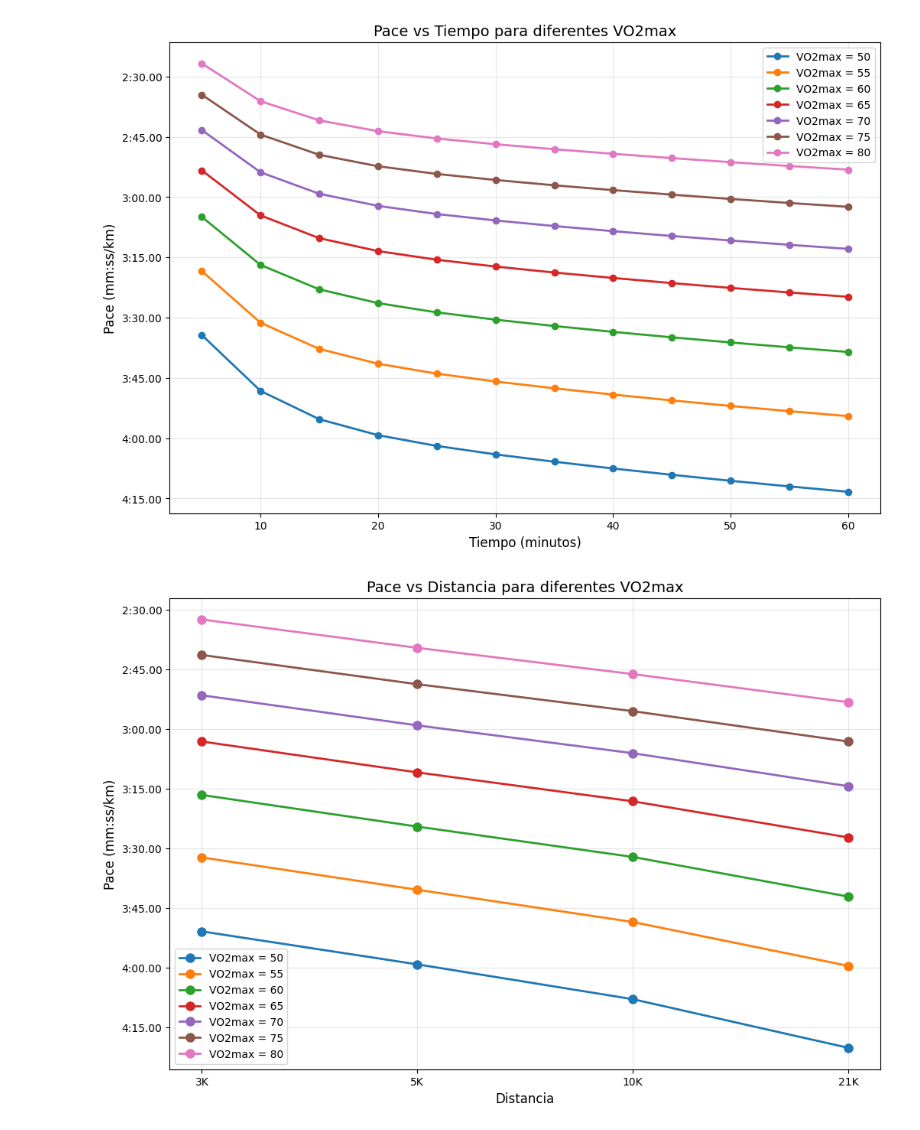
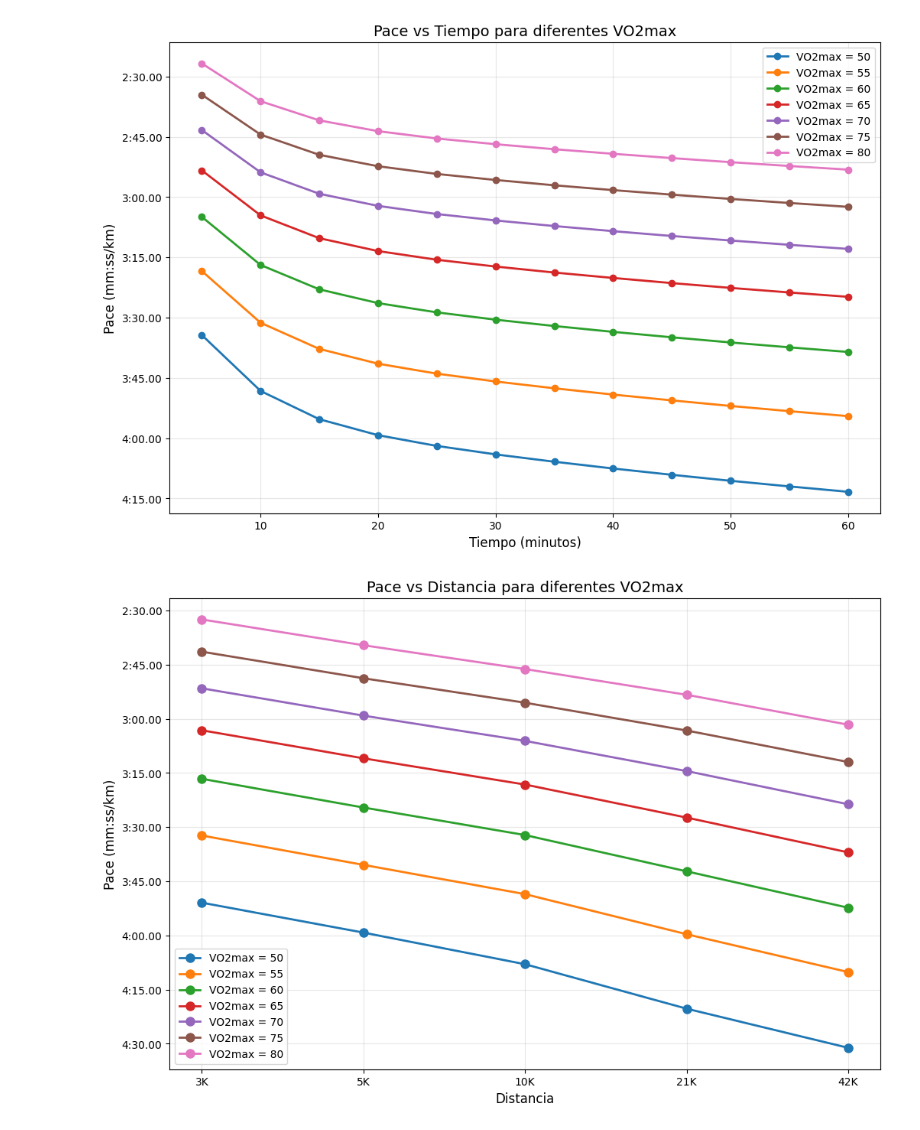
Before and after one commit to jjaubele/Race_predictor, a Jupyter notebook: VO2MAX.ipynb, the cells around one changed output. Saved outputs shown, nothing was run; the diff lists cells and outputs as text; code cells hidden in the pictures.

```diff
--- a/VO2MAX.ipynb
+++ b/VO2MAX.ipynb
@@ -173,8 +173,8 @@ from scipy.optimize import fsolve
 from matplotlib.ticker import FuncFormatter
 
 vo2max_values = [50, 55, 60, 65, 70, 75, 80]
-distances = [3000, 5000, 10000, 21000]  # 3K, 5K, 10K, 21K en metros
-distance_labels = ['3K', '5K', '10K', '21K']
+distances = [3000, 5000, 10000, 21097, 42195]  # 3K, 5K, 10K, 21K, 42.195K en metros
+distance_labels = ['3K', '5K', '10K', '21K', '42K']
 
 fig, ax = plt.subplots(figsize=(12, 8))
 
@@ -260,31 +260,31 @@ def on_hover(event):
                     # Formatear pace y tiempo absoluto
                     pace_str = seconds_to_mm_ss(pace * 60)
                     time_abs_str = seconds_to_mm_ss(time_abs * 60)
 
                     text = f"VO2max: {data['vo2max']}\n"
                     text += f"Distancia: {dist_label}\n"
                     text += f"Pace: {pace_str}/km\n"
                     text += f"Tiempo total: {time_abs_str}"
 
                     annot.xy = (closest_idx, pace)
                     annot.set_text(text)
                     annot.set_visible(True)
                     fig.canvas.draw_idle()
                     return
 
     if annot.get_visible():
         annot.set_visible(False)
         fig.canvas.draw_idle()
 
 fig.canvas.mpl_connect("motion_notify_event", on_hover)
 
 ax.set_xlabel('Distancia', fontsize=12)
 ax.set_ylabel('Pace (mm:ss/km)', fontsize=12)
 ax.set_title('Pace vs Distancia para diferentes VO2max', fontsize=14)
 ax.legend()
 ax.grid(True, alpha=0.3)
 ax.invert_yaxis()  # Invertir eje Y porque un pace menor es mejor
 ax.yaxis.set_major_formatter(FuncFormatter(format_pace))
 plt.show()
 # %% [output]
-[figure, old version]
+[figure, new version]
```
Also changed, not shown: 10 other files.
